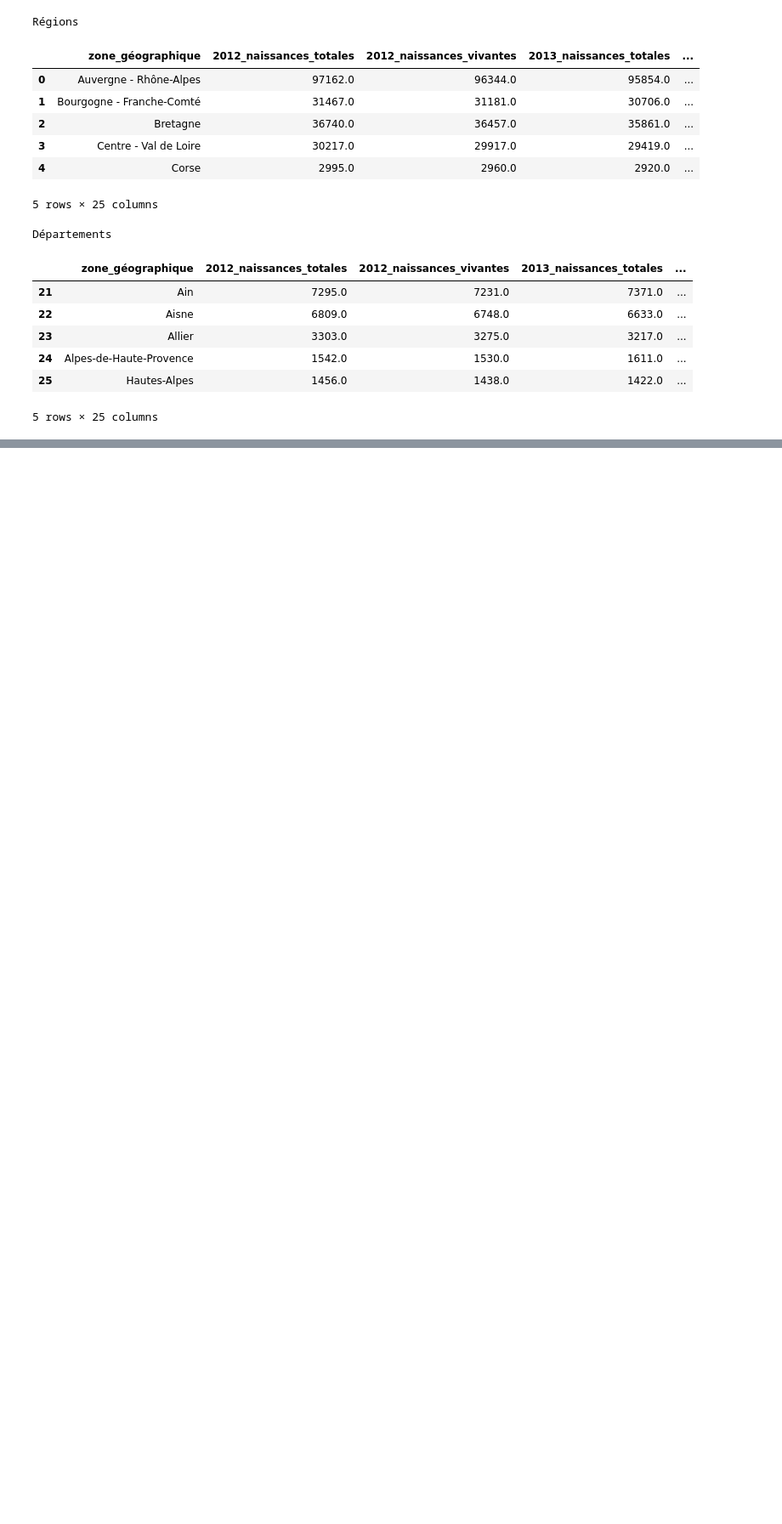
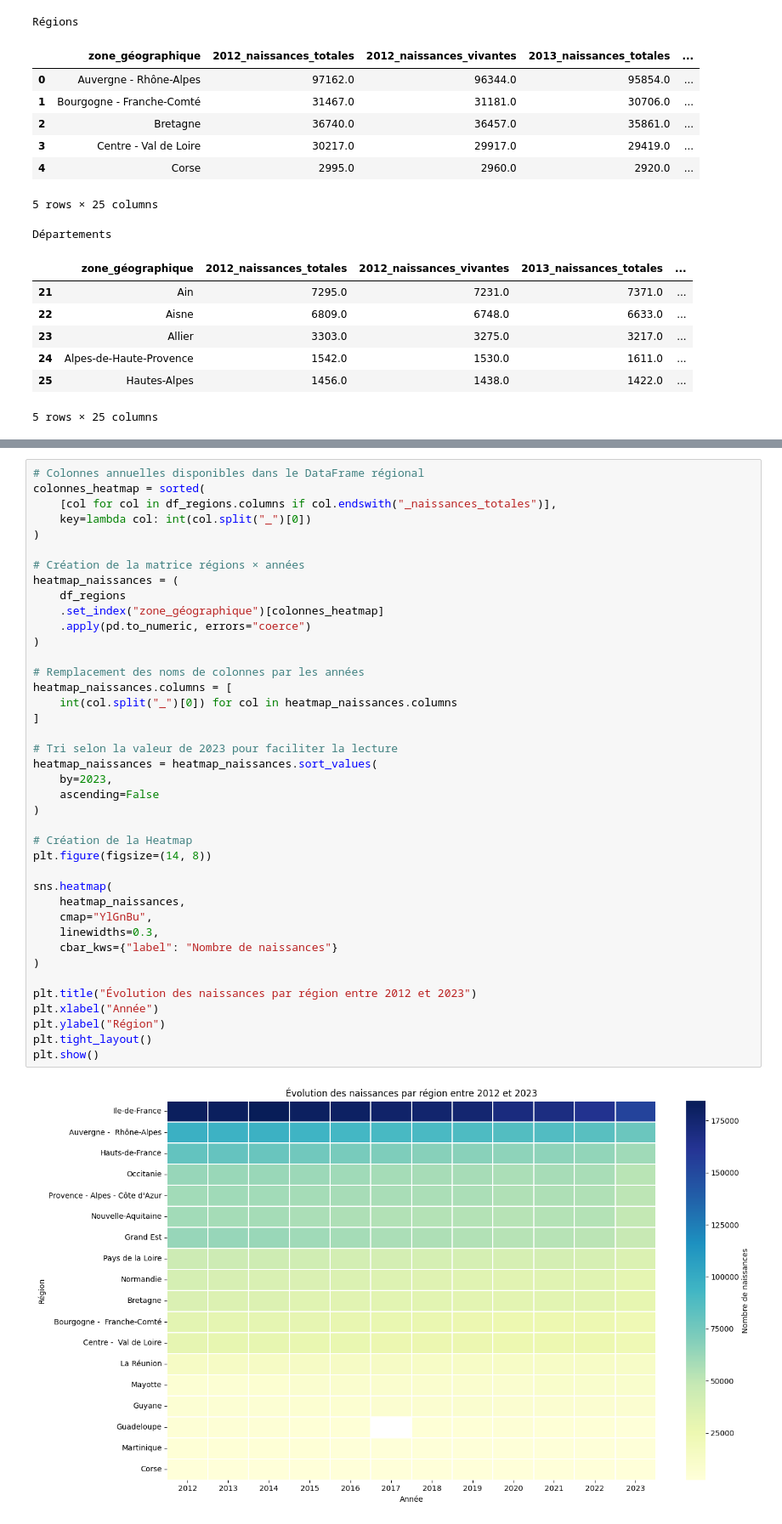
Before and after one commit to Marwa-Mch/Perinatal-Dashboard-France, a Jupyter notebook: notebooks/01_naissances.ipynb, the cells around one changed output, grey strips where cells are left out. Shown at 85% size. Saved outputs shown, nothing was run; the diff lists cells and outputs as text; blank space fills up the shorter version.

```diff
--- a/notebooks/01_naissances.ipynb
+++ b/notebooks/01_naissances.ipynb
@@ -810,0 +722,42 @@ Les analyses suivantes permettront d'étudier si cette évolution s'accompagne d
+# %%
+# Colonnes annuelles disponibles dans le DataFrame régional
+colonnes_heatmap = sorted(
+    [col for col in df_regions.columns if col.endswith("_naissances_totales")],
+    key=lambda col: int(col.split("_")[0])
+)
+
+# Création de la matrice régions × années
+heatmap_naissances = (
+    df_regions
+    .set_index("zone_géographique")[colonnes_heatmap]
+    .apply(pd.to_numeric, errors="coerce")
+)
+
+# Remplacement des noms de colonnes par les années
+heatmap_naissances.columns = [
+    int(col.split("_")[0]) for col in heatmap_naissances.columns
+]
+
+# Tri selon la valeur de 2023 pour faciliter la lecture
+heatmap_naissances = heatmap_naissances.sort_values(
+    by=2023,
+    ascending=False
+)
+
+# Création de la Heatmap
+plt.figure(figsize=(14, 8))
+
+sns.heatmap(
+    heatmap_naissances,
+    cmap="YlGnBu",
+    linewidths=0.3,
+    cbar_kws={"label": "Nombre de naissances"}
+)
+
+plt.title("Évolution des naissances par région entre 2012 et 2023")
+plt.xlabel("Année")
+plt.ylabel("Région")
+plt.tight_layout()
+plt.show()
+# %% [output]
+[figure, added]
```
Also changed, not shown: parts of 42 cells of this notebook, 5 other files.
